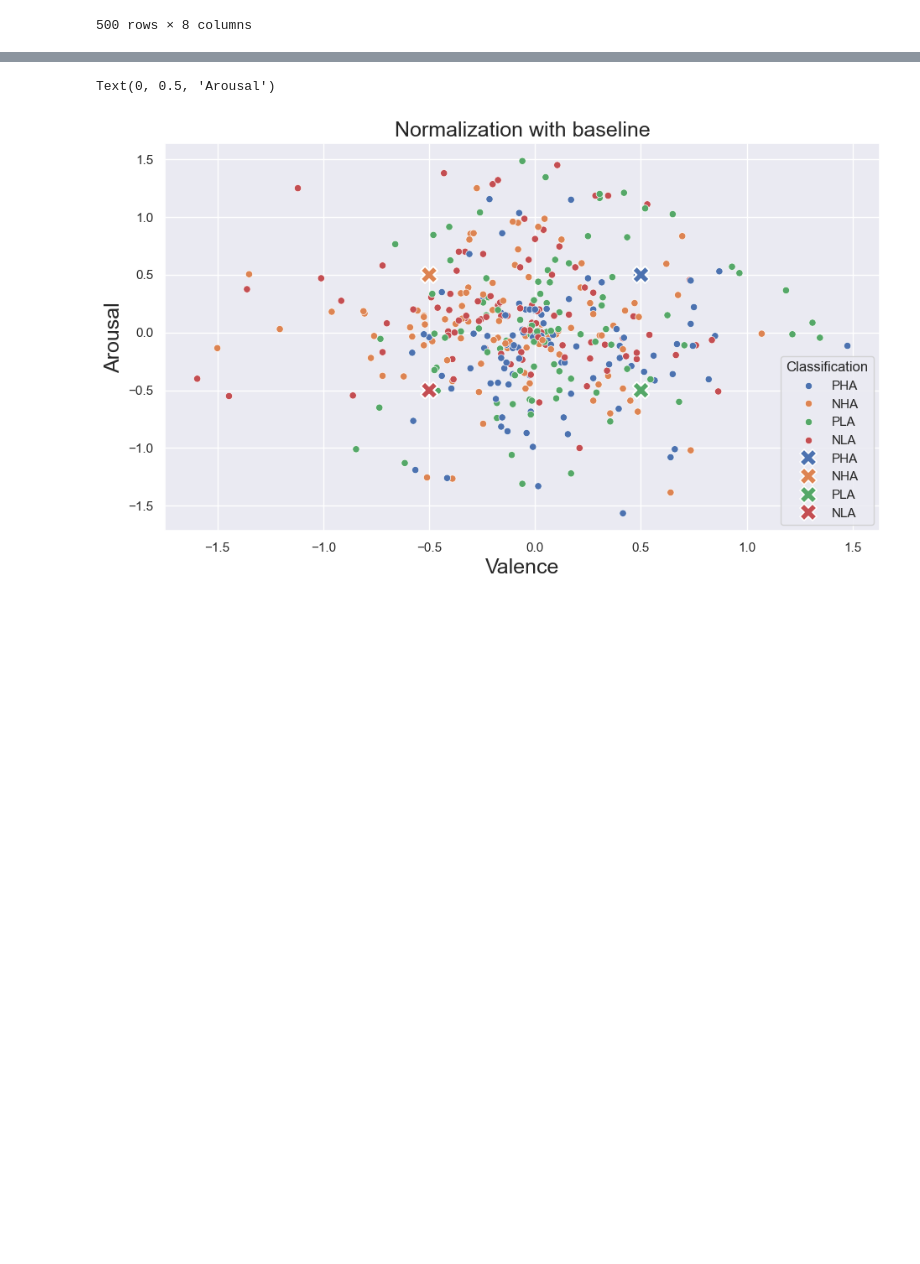
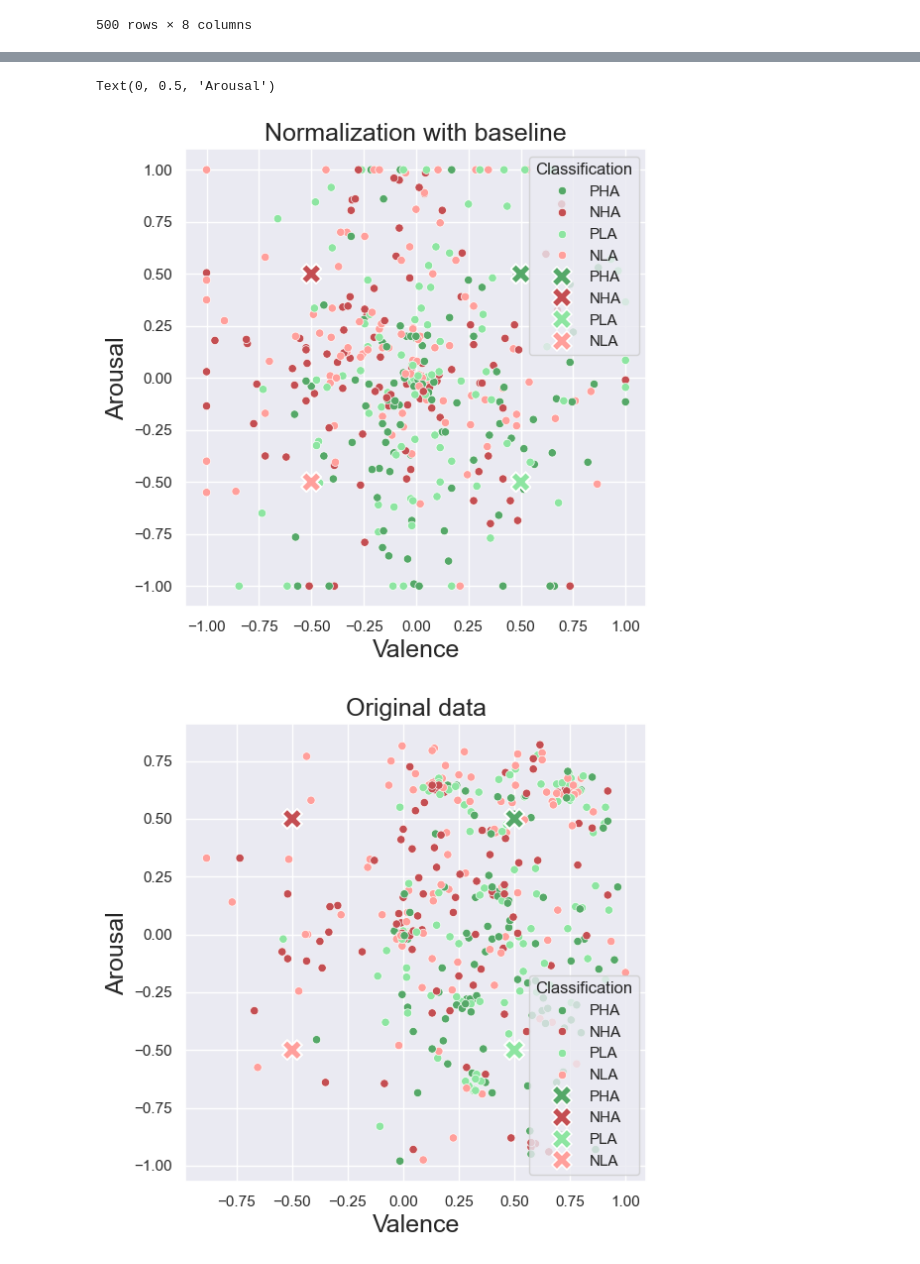
Before and after one commit to Linthevanrooij/FAIP, a Jupyter notebook: Final_project/Text+image-generator/chat-gpt-generator/analysis.ipynb, the cells around one changed output, grey strips where cells are left out. Cells and saved outputs as stored; diff of their text form; code cells hidden in the pictures; blank space fills up the shorter version.

```diff
--- a/Final_project/Text+image-generator/chat-gpt-generator/analysis.ipynb
+++ b/Final_project/Text+image-generator/chat-gpt-generator/analysis.ipynb
@@ -120,18 +118,35 @@ df_new
 | 498 | 25 | S4NLA | NLA | -0.435 | 0.770 | -0.5 | -0.5 | [-0.5, -0.5] |
 | 499 | 25 | S4PLA | PLA | 0.090 | 0.635 | 0.5 | -0.5 | [0.5, -0.5] |
 500 rows × 8 columns
+# %%
+# assign labels
+def assign_label(row):
+    if row['Participant_x_n'] >= 0:
+        if row['Participant_y_n'] >= 0:
+            return 'PHA'
+        elif row['Participant_y_n'] < 0:
+            return 'PLA'
+    elif row['Participant_x_n'] < 0:
+        if row['Participant_y_n'] >= 0:
+            return 'NHA'
+        elif row['Participant_y_n'] < 0:
+            return 'NLA'
+    return 'Neutral'
 # %%
 big_df = pd.DataFrame()
 
+# normalization with own baseline for each stage
 for participant in df_new['Participant'].unique():
-    for i in range(1,5):
+    for i in range(1,5): # stage numbers
         selection_df = df_new.query(f"Participant == {participant}").query(f"Pair.str.contains('{i}')")
         selection_b = selection_df.query(f"Pair.str.contains('B')")
 
         new_selection_df = selection_df.assign(
-                Participant_x_n=lambda x: round(x.Participant_x - selection_b.Participant_x.values[0], 3),
-                Participant_y_n=lambda y: round(y.Participant_y - selection_b.Participant_y.values[0], 3),
+                Participant_x_n=lambda x: np.clip(round(x.Participant_x - selection_b.Participant_x.values[0], 3), -1, 1),
+                Participant_y_n=lambda y: np.clip(round(y.Participant_y - selection_b.Participant_y.values[0], 3), -1, 1)
         )
+
+        new_selection_df['Prediction'] = new_selection_df.apply(assign_label, axis=1)
         big_df = pd.concat([big_df, new_selection_df], ignore_index=True)
 
 
@@ -153,4 +168,5 @@ big_df
 # %%
+# make tuple pairs and calculate euclidean distance
 big_df = big_df.assign(
     Participant_xy_n = big_df.apply(
         lambda row: np.array([row.Participant_x_n, row.Participant_y_n]), axis=1
@@ -162,6 +178,8 @@ big_df = big_df.assign(
     lambda row: np.linalg.norm(row.Participant_xy_n - np.array(row.Actual_xy)), axis=1
     )
 )
+
+big_df = big_df.query('Classification != "B"')
 big_df
 # %% [output]
 |  | Participant | Pair | Classification | Participant_x | Participant_y | Actual_x | Actual_y | Actual_xy | ... |
@@ -206,15 +258,25 @@ colors = {
 # %%
-filtered_df = big_df.query('Classification != "B"')
 
 # Create the first plot with normalized values
-fig, ax = plt.subplots(1, figsize=(11, 6))
+fig, ax = plt.subplots(1, figsize=(6, 6))
 
-sns.scatterplot(data=filtered_df, x="Participant_x_n", y="Participant_y_n", hue="Classification")
-sns.scatterplot(data=filtered_df, x="Actual_x", y="Actual_y", hue="Classification", marker='X', s=200)
+sns.scatterplot(data=big_df, x="Participant_x_n", y="Participant_y_n", hue="Classification", palette=['#55a868', '#c44e52', '#8de5a1', '#ff9f9b'])
+sns.scatterplot(data=big_df, x="Actual_x", y="Actual_y", hue="Classification", marker='X', s=200, palette=['#55a868', '#c44e52', '#8de5a1', '#ff9f9b'])
 
 ax.set_title('Normalization with baseline', fontsize=18)
 ax.set_xlabel("Valence", fontsize=18)
 ax.set_ylabel("Arousal", fontsize=18)
+
+
+fig, ax = plt.subplots(1, figsize=(6, 6))
+
+sns.scatterplot(data=big_df, x="Participant_x", y="Participant_y", hue="Classification", palette=['#55a868', '#c44e52', '#8de5a1', '#ff9f9b'])
+sns.scatterplot(data=big_df, x="Actual_x", y="Actual_y", hue="Classification", marker='X', s=200, palette=['#55a868', '#c44e52', '#8de5a1', '#ff9f9b'])
+
+ax.set_title('Original data', fontsize=18)
+ax.set_xlabel("Valence", fontsize=18)
+ax.set_ylabel("Arousal", fontsize=18)
 # %% [output]
 Text(0, 0.5, 'Arousal')
-[figure, old version]
+[figure, new version]
+[figure, added]
```
Also changed, not shown: parts of 15 cells of this notebook, 7 other files.
